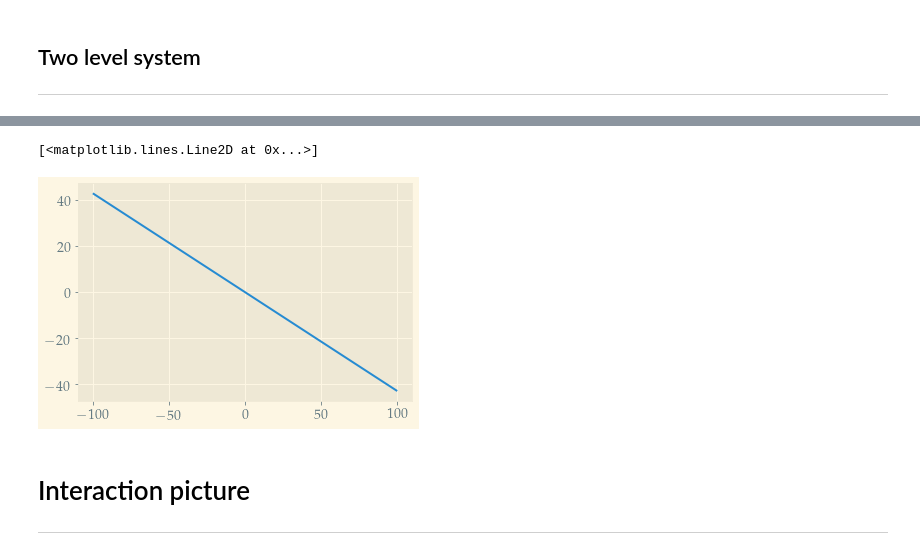
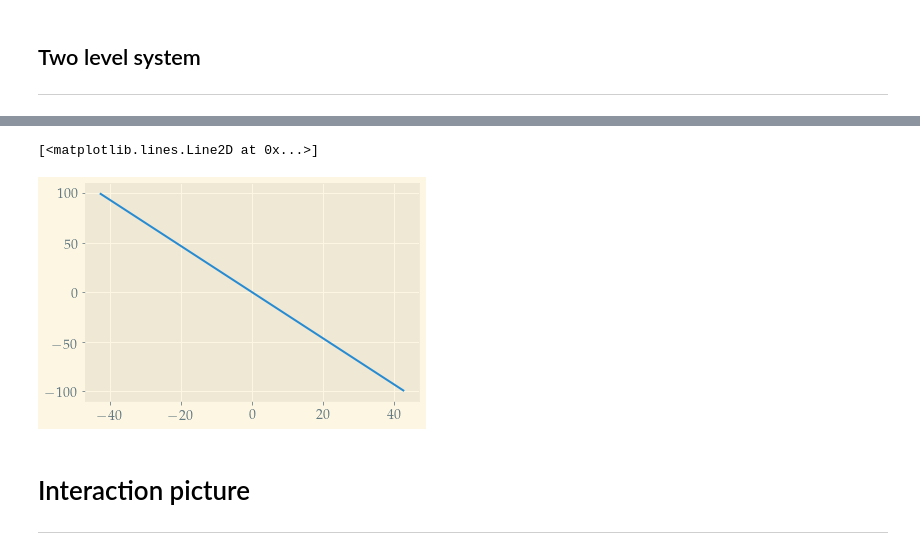
Before and after one commit to kklocker/NumFys, a Jupyter notebook: Assignment_3/Modified_box_potential.ipynb, the cells around one changed output, grey strips where cells are left out. Saved outputs shown, nothing was run; the diff lists cells and outputs as text; code cells hidden in the pictures.

```diff
--- a/Assignment_3/Modified_box_potential.ipynb
+++ b/Assignment_3/Modified_box_potential.ipynb
@@ -23,7 +20,7 @@ t = np.linspace(0, 1500, Nt) # temporal axis
 dt = t[1]-t[0]
 potential_strength = 100
 # %%
-vr_list = np.linspace(-100, 100, 1000)
+vr_list = np.linspace(-100, 100, 100)
 # %%
 %%time
 e0 = []
@@ -101,4 +91,2 @@ array([[ -2.84810679, 100.        ],
 # %%
 from numpy.linalg.linalg import eigh
-# %%
-e, v = eigh(h)
@@ -137,8 +129,8 @@ Wall time: 25.3 s
 # %%
-plt.plot(vr_list, tau)
+plt.plot(tau, vr_list)
 # %% [output]
 [<matplotlib.lines.Line2D at 0x...>]
-[figure, old version]
+[figure, new version]
 # %% [markdown]
 # Interaction picture
 ---
```
Also changed, not shown: parts of 21 cells of this notebook, 14 other files.
